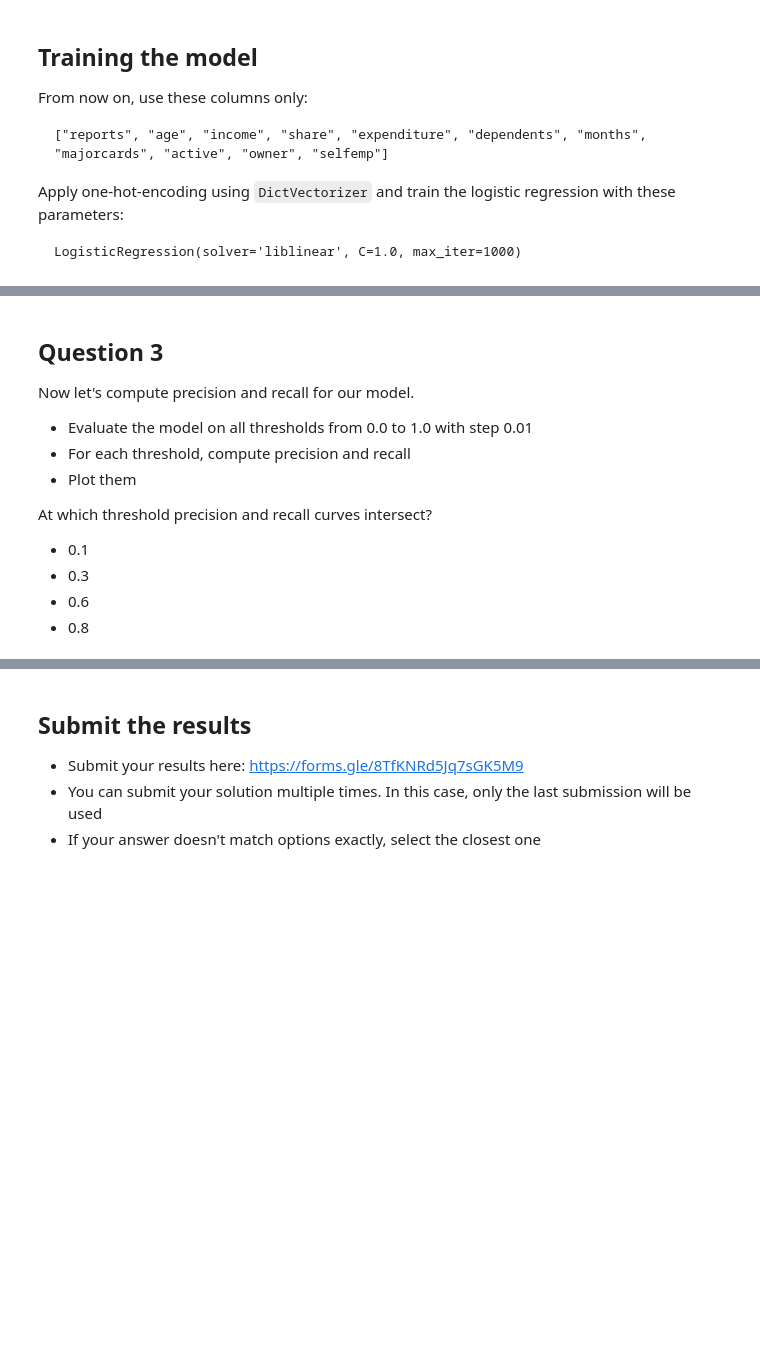
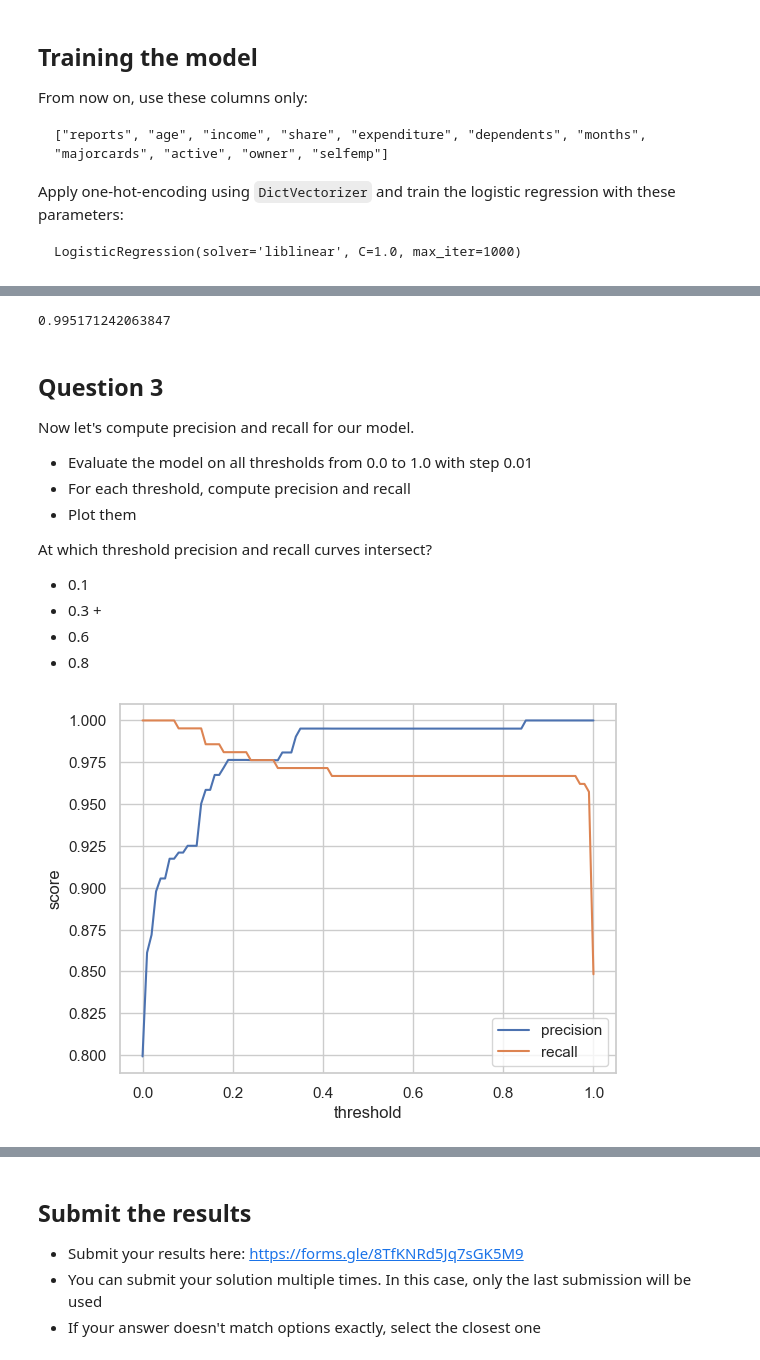
Before and after one commit to yachtsman/ml-zoomcamp-2022, a Jupyter notebook: 04-evaluation/04-Homework_st.ipynb, the cells around one changed output, grey strips where cells are left out. Cells and saved outputs as stored; diff of their text form; code cells hidden in the pictures; blank space fills up the shorter version.

```diff
--- a/04-evaluation/04-Homework_st.ipynb
+++ b/04-evaluation/04-Homework_st.ipynb
@@ -143,3 +169,5 @@ LogisticRegression(solver='liblinear', C=1.0, max_iter=1000)
+# %%
+y_pred = model.predict_proba(X_val)[:, 1]
 # %% [markdown]
 ## Question 2
 
@@ -152,3 +180,8 @@ What's the AUC of this model on the validation dataset? (round to 3 digits)
+# %%
+fpr, tpr, thresholds = roc_curve(y_val, y_pred)
+auc(fpr, tpr)
+# %% [output]
+0.995171242063847
 # %% [markdown]
 ## Question 3
 
@@ -162,9 +195,53 @@ Now let's compute precision and recall for our model.
 At which threshold precision and recall curves intersect?
 
 * 0.1
-* 0.3
+* 0.3 +
 * 0.6
 * 0.8
+# %%
+# the same in scklearn
+scores = []
+
+thresholds = np.linspace(0, 1, 101)
+
+for t in thresholds:
+    r = recall_score(y_val, y_pred >= t)
+    p = precision_score(y_val, y_pred >= t)
+
+    scores.append((t, p, r))
+# %%
+scores = []
+
+thresholds = np.linspace(0, 1, 101)
+
+for t in thresholds:
+    actual_positive = (y_val == 1)
+    actual_negative = (y_val == 0)
+
+    predict_positive = (y_pred >= t)
+    predict_negative = (y_pred < t)
+
+    tp = (predict_positive & actual_positive).sum()
+    tn = (predict_negative & actual_negative).sum()
+
+    fp = (predict_positive & actual_negative).sum()
+    fn = (predict_negative & actual_positive).sum()
+
+    p = tp / (tp + fp)
+    r = tp / (tp + fn)
+
+    scores.append((t, p, r))
+# %%
+columns = ['threshold', 'precision', 'recall']
+df_scores = pd.DataFrame(scores, columns=columns)
+# %%
+plt.plot(df_scores.threshold, df_scores['precision'], label='precision')
+plt.plot(df_scores.threshold, df_scores['recall'], label='recall')
+plt.xlabel('threshold')
+plt.ylabel('score')
+plt.legend();
+# %% [output]
+[figure, added]
 # %% [markdown]
 ## Question 4
 
```
Also changed, not shown: parts of 22 cells of this notebook, 1 other file.
